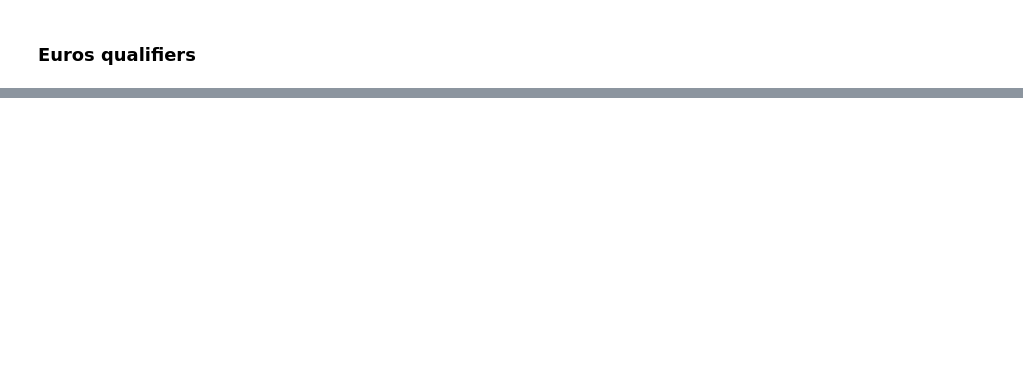
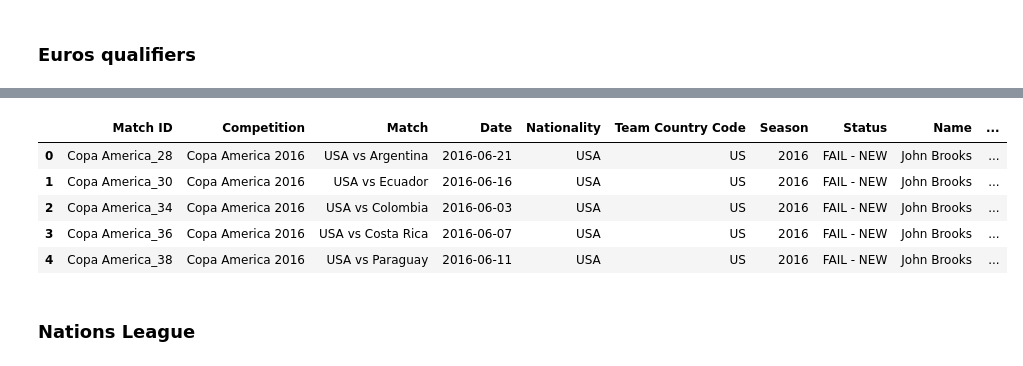
Before and after one commit to finnlsmith/footy_project_market_value_rankings, a Jupyter notebook: create_dataset_1/readd_terrikon_data.ipynb, the cells around one changed output, grey strips where cells are left out. Cells and saved outputs as stored; diff of their text form; code cells hidden in the pictures; blank space fills up the shorter version.

```diff
--- a/create_dataset_1/readd_terrikon_data.ipynb
+++ b/create_dataset_1/readd_terrikon_data.ipynb
@@ -1166,0 +1910,4 @@ KeyError: 'Code'
+# %%
+copa_america_lineups = load_csv_dataset('NEW LINEUPS to look up/Temp Lineup Data - Copa America Lineups.csv')
+# %%
+dataset_name = copa_america_lineups
@@ -1166,0 +1948,6 @@ KeyError: 'Code'
+# %%
+for index, row in dataset_name.iterrows():
+    if row['TeamName'] in countries_codes['Country'].unique():
+        0==0
+    else:
+        print(row['TeamName'])
@@ -1166,0 +2106,9 @@ KeyError: 'Code'
+# %%
+not_found_dataset
+# %% [output]
+|  | Match ID | Competition | Match | Date | Nationality | Team Country Code | Season | Status | Name | ... |
+| 0 | Copa America_28 | Copa America 2016 | USA vs Argentina | 2016-06-21 | USA | US | 2016 | FAIL - NEW | John Brooks | ... |
+| 1 | Copa America_30 | Copa America 2016 | USA vs Ecuador | 2016-06-16 | USA | US | 2016 | FAIL - NEW | John Brooks | ... |
+| 2 | Copa America_34 | Copa America 2016 | USA vs Colombia | 2016-06-03 | USA | US | 2016 | FAIL - NEW | John Brooks | ... |
+| 3 | Copa America_36 | Copa America 2016 | USA vs Costa Rica | 2016-06-07 | USA | US | 2016 | FAIL - NEW | John Brooks | ... |
+| 4 | Copa America_38 | Copa America 2016 | USA vs Paraguay | 2016-06-11 | USA | US | 2016 | FAIL - NEW | John Brooks | ... |
@@ -1166,0 +2119,2 @@ KeyError: 'Code'
+# %% [markdown]
+### Nations League
```
Also changed, not shown: parts of 69 cells of this notebook, 48 other files.
